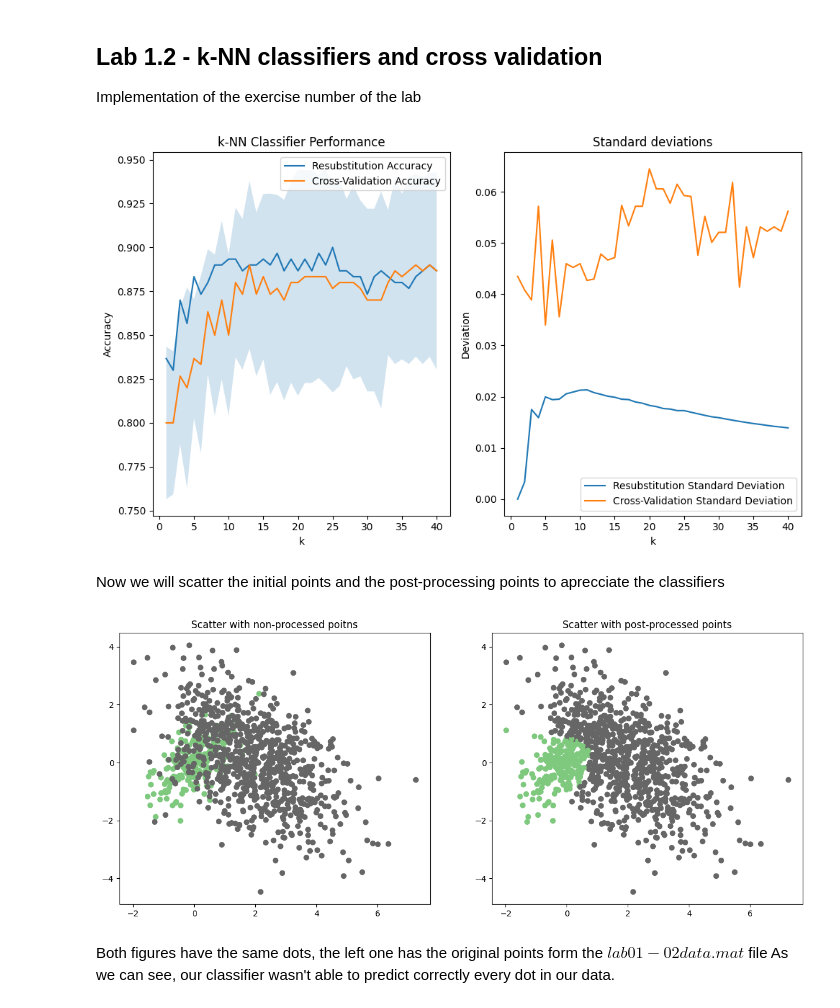
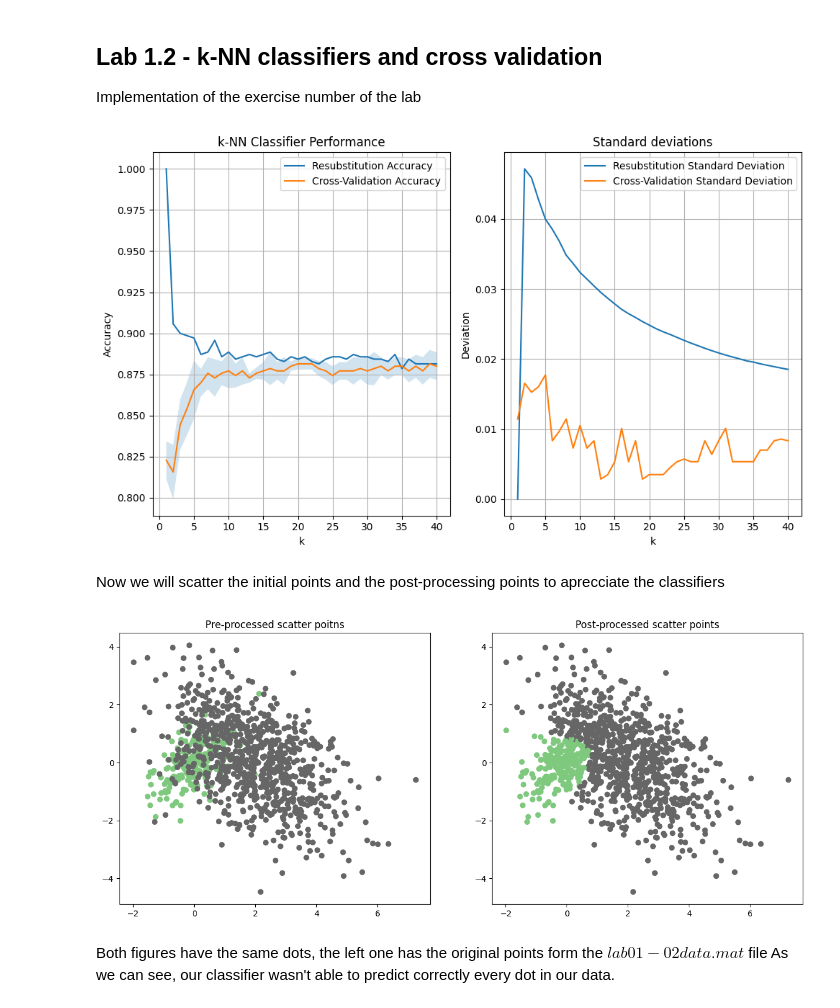
Before and after one commit to Alejandro-GDLF/DMandML, a Jupyter notebook: Pr1/Answer.ipynb, the cells around one changed output. Drawn from its saved outputs; the diff is of its cells as text; code cells hidden in the pictures.

```diff
--- a/Pr1/Answer.ipynb
+++ b/Pr1/Answer.ipynb
@@ -108,40 +109,42 @@ for k in k_values:
     knn.fit(X_train, y_train)
 
     # Resubstitution accuracy
-    resub_acc = knn.score(X_test, y_test)
+    resub_acc = knn.score(X_train, y_train)
     resubstitution_accuracies.append(resub_acc)
     resubstitution_std_devs.append(np.std(resubstitution_accuracies))
 
     # Cross-validation accuracy and standard deviation
-    cv_scores = cross_val_score(knn, X_test, y_test, cv=5)
+    cv_scores = cross_val_score(knn, X_train, y_train, cv=5)
     cv_accuracies.append(np.mean(cv_scores))
     cv_std_devs.append(np.std(cv_scores))
 
 # Plotting the accuracies and standard deviations
 plt.figure(figsize=(10,6))
 plt.subplot(1, 2, 1)
 plt.plot(k_values, resubstitution_accuracies, label='Resubstitution Accuracy')
 plt.plot(k_values, cv_accuracies, label='Cross-Validation Accuracy')
 plt.fill_between(k_values,
                  np.array(cv_accuracies) - np.array(cv_std_devs),
                  np.array(cv_accuracies) + np.array(cv_std_devs),
                  alpha=0.2)
 plt.xlabel('k')
 plt.ylabel('Accuracy')
 plt.title('k-NN Classifier Performance')
+plt.grid(True)
 plt.legend()
 
 plt.subplot(1, 2, 2)
 plt.plot(k_values, resubstitution_std_devs, label='Resubstitution Standard Deviation')
 plt.plot(k_values, cv_std_devs, label='Cross-Validation Standard Deviation')
 plt.xlabel('k')
 plt.ylabel('Deviation')
+plt.grid(True)
 plt.legend()
 plt.title('Standard deviations')
 plt.tight_layout()
 plt.show()
 # %% [output]
-[figure, old version]
+[figure, new version]
 # %% [markdown]
 Now we will scatter the initial points and the post-processing points to aprecciate the classifiers
 # %%
@@ -149,15 +152,15 @@ plt.figure(figsize=(15, 6))
 # Scatter with the original poitns
 plt.subplot(1, 2, 1)
 plt.scatter(Adata[:,0], Adata[:,1], c=Alab, cmap='Accent')
-plt.title('Scatter with non-processed poitns')
+plt.title('Pre-processed scatter poitns')
 # Scatter with the post-processed points
 plt.subplot(1, 2, 2)
 plt.scatter(Adata[:,0], Adata[:,1], c=knn.predict(Adata), cmap='Accent')
-plt.title('Scatter with post-processed points')
+plt.title('Post-processed scatter points')
 #
 plt.show()
 # %% [output]
-[figure, old version]
+[figure, new version]
 # %% [markdown]
 Both figures have the same dots, the left one has the original points form the $lab01-02data.mat$ file
 As we can see, our classifier wasn't able to predict correctly every dot in our data.
```
Also changed, not shown: parts of 2 cells of this notebook.
